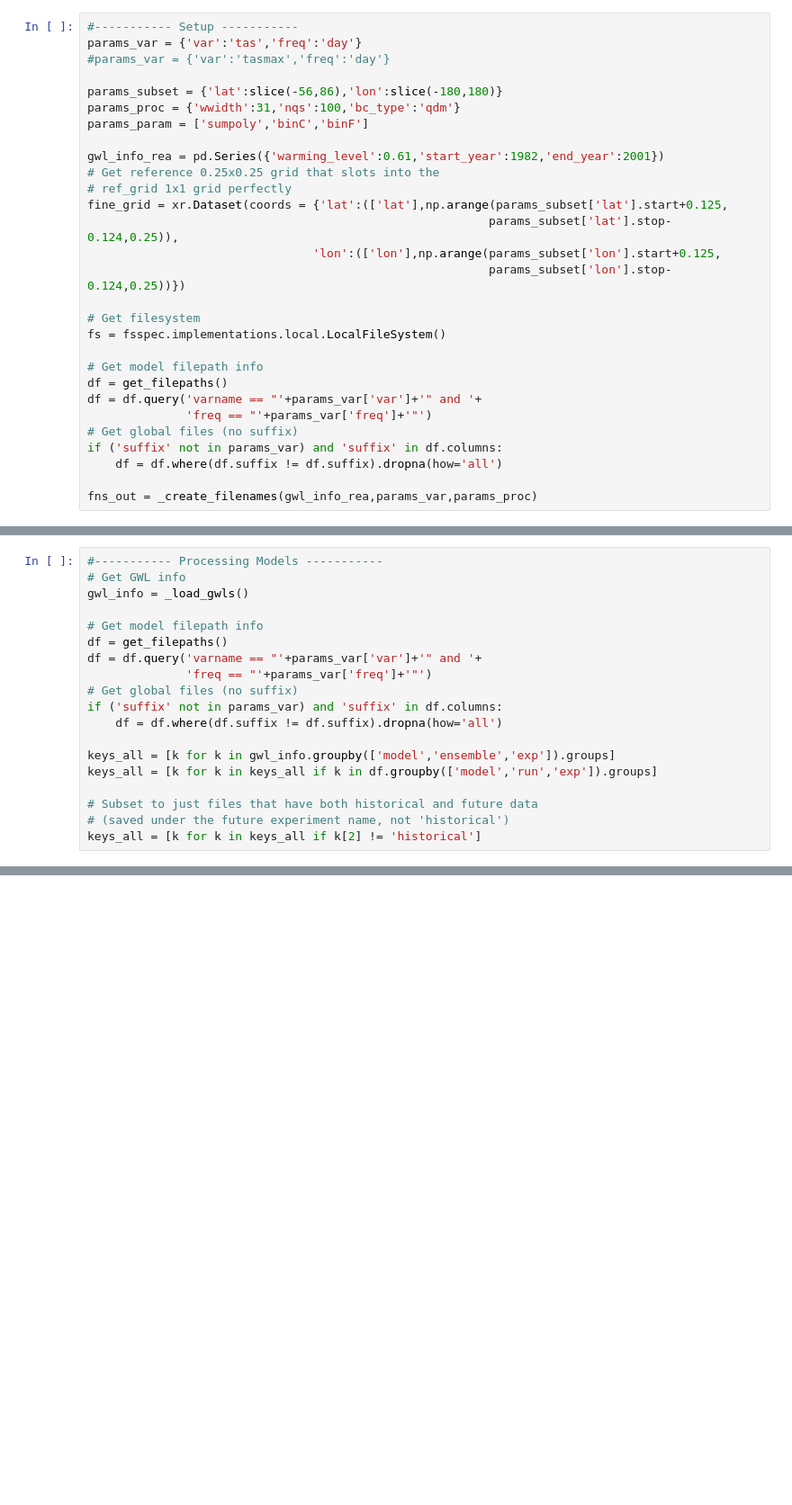
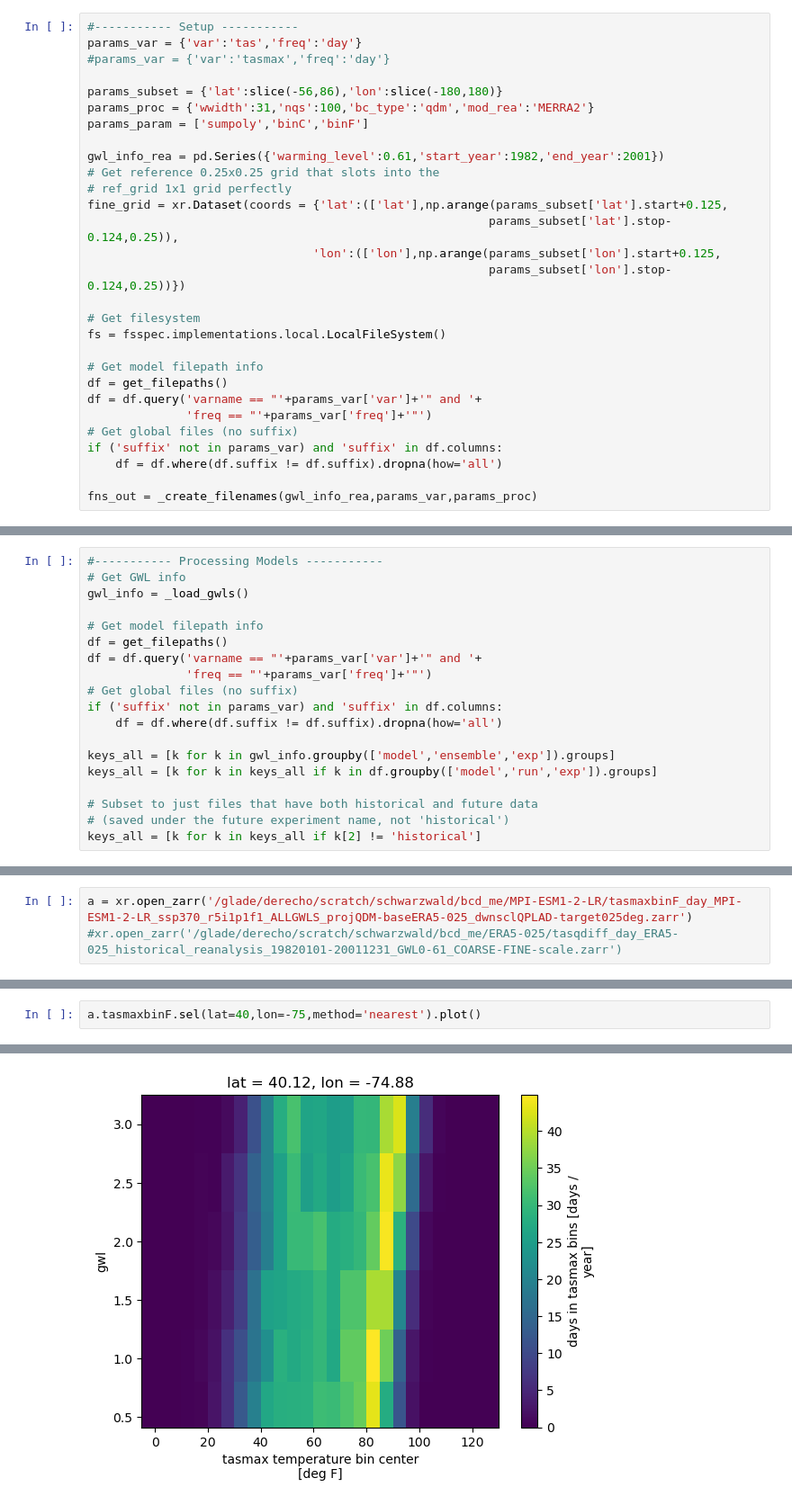
Before and after one commit to ks905383/bcd_me, a Jupyter notebook: code/downscale_qplad.ipynb, the cells around one changed output, grey strips where cells are left out. Shown at 90% size. Drawn from its saved outputs; the diff is of its cells as text; blank space fills up the shorter version.

```diff
--- a/code/downscale_qplad.ipynb
+++ b/code/downscale_qplad.ipynb
@@ -76,7 +56,7 @@ params_var = {'var':'tas','freq':'day'}
 #params_var = {'var':'tasmax','freq':'day'}
 
 params_subset = {'lat':slice(-56,86),'lon':slice(-180,180)}
-params_proc = {'wwidth':31,'nqs':100,'bc_type':'qdm'}
+params_proc = {'wwidth':31,'nqs':100,'bc_type':'qdm','mod_rea':'MERRA2'}
 params_param = ['sumpoly','binC','binF']
 
 gwl_info_rea = pd.Series({'warming_level':0.61,'start_year':1982,'end_year':2001})
@@ -573,0 +525,3 @@ Using GWLs 0.61, 1.0, 1.5, 2.0, 2.5
+# %%
+a = xr.open_zarr('/glade/derecho/scratch/schwarzwald/bcd_me/MPI-ESM1-2-LR/tasmaxbinF_day_MPI-ESM1-2-LR_ssp370_r5i1p1f1_ALLGWLS_projQDM-baseERA5-025_dwnsclQPLAD-target025deg.zarr')
+#xr.open_zarr('/glade/derecho/scratch/schwarzwald/bcd_me/ERA5-025/tasqdiff_day_ERA5-025_historical_reanalysis_19820101-20011231_GWL0-61_COARSE-FINE-scale.zarr')
@@ -573,0 +542,3 @@ Using GWLs 0.61, 1.0, 1.5, 2.0, 2.5
+# %%
+a.tasmaxbinF.sel(lat=40,lon=-75,method='nearest').plot()
+# %% [output]
@@ -573,0 +546 @@ Using GWLs 0.61, 1.0, 1.5, 2.0, 2.5
+[figure, added]
```
Also changed, not shown: parts of 12 cells of this notebook, 9 other files.
